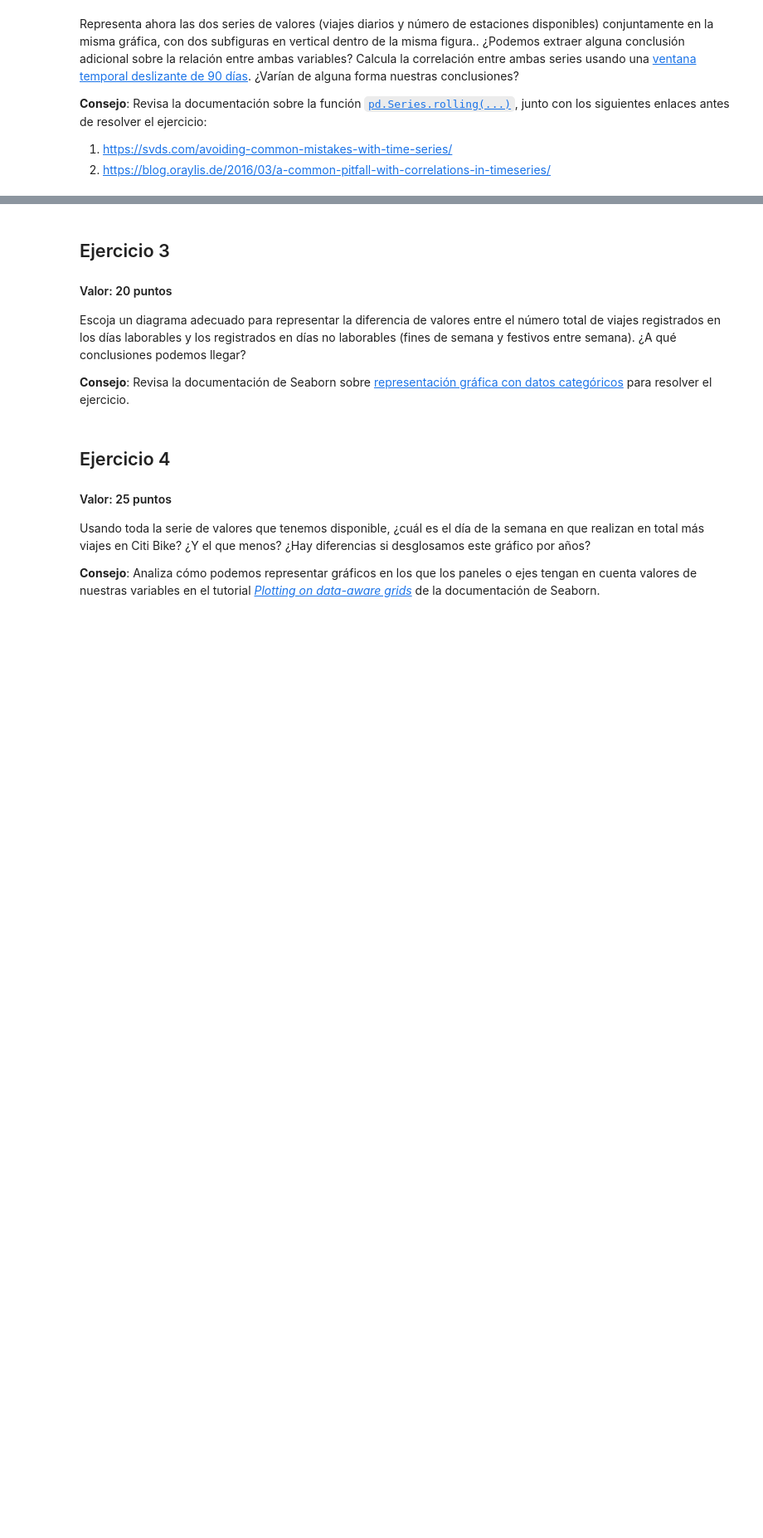
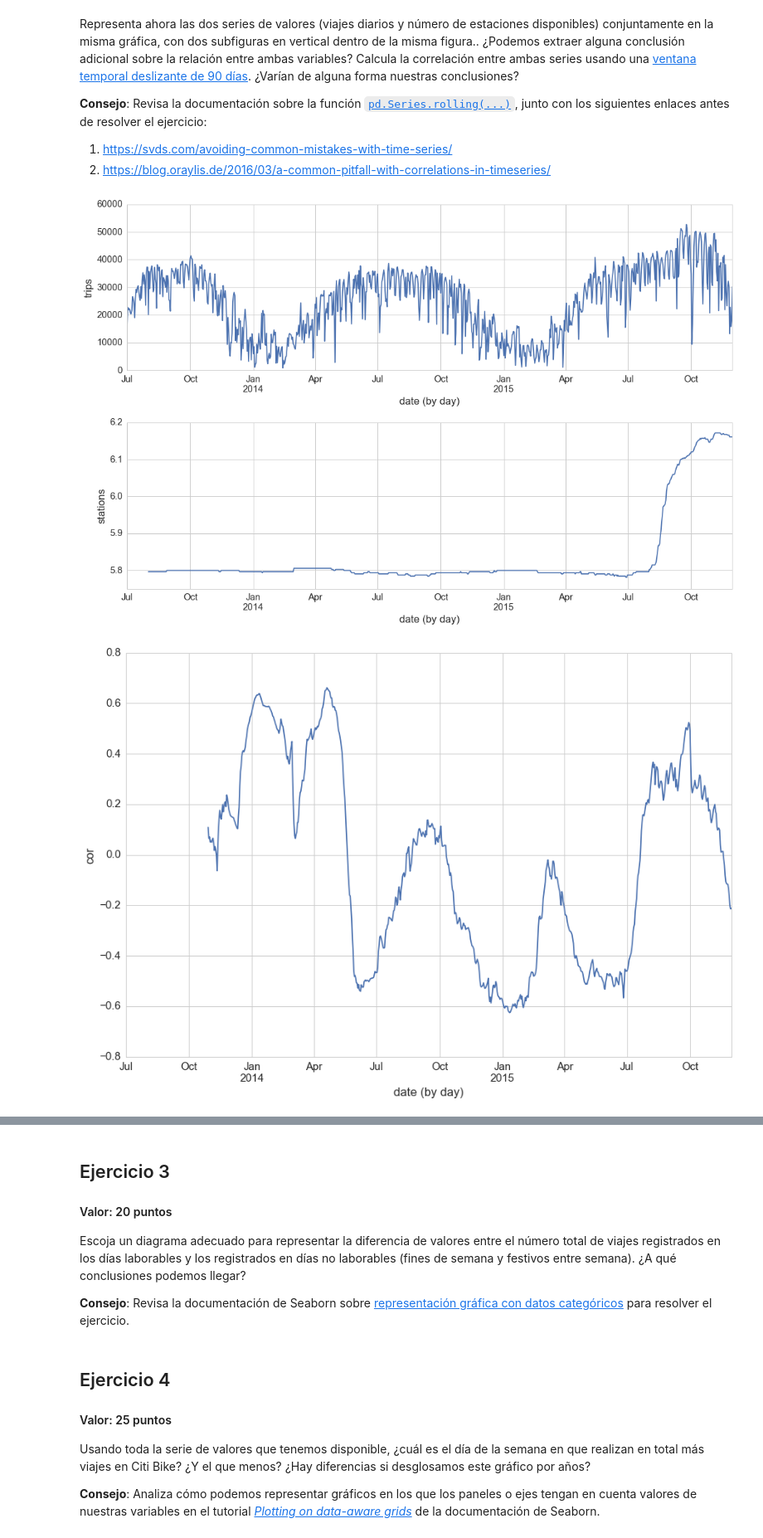
Before and after one commit to jvicentem/pandas-and-seaborn-assignment, a Jupyter notebook: Citi Bike System NYC.ipynb, the cells around one changed output, grey strips where cells are left out. Shown at 83% size. Saved outputs shown, nothing was run; the diff lists cells and outputs as text; code cells hidden in the pictures; blank space fills up the shorter version.

```diff
--- a/Citi Bike System NYC.ipynb
+++ b/Citi Bike System NYC.ipynb
@@ -85,0 +107,21 @@ Representa ahora las dos series de valores (viajes diarios y número de estacion
+# %%
+stations_daily_series = pd.Series(data=np.array(bikes_df['stations_in_service']),
+                                  name='stations',
+                                  index=bikes_df['date'])
+
+sns.plt.figure(1)
+sns.plt.subplot(211)
+daily_series.plot(figsize=(15, 10)).set(xlabel='date (by day)', ylabel='trips')
+sns.plt.subplot(212)
+np.log(stations_daily_series).plot(figsize=(15, 10)).set(xlabel='date (by day)', ylabel='stations')
+sns.plt.tight_layout()
+sns.plt.show()
+
+(daily_series.rolling(window = 90)
+ .corr(stations_daily_series)
+ .plot(figsize=(15, 10))
+ .set(xlabel='date (by day)', ylabel='cor'))
+sns.plt.show()
+# %% [output]
+[figure, added]
+[figure, added]
```
Also changed, not shown: parts of 9 cells of this notebook.
